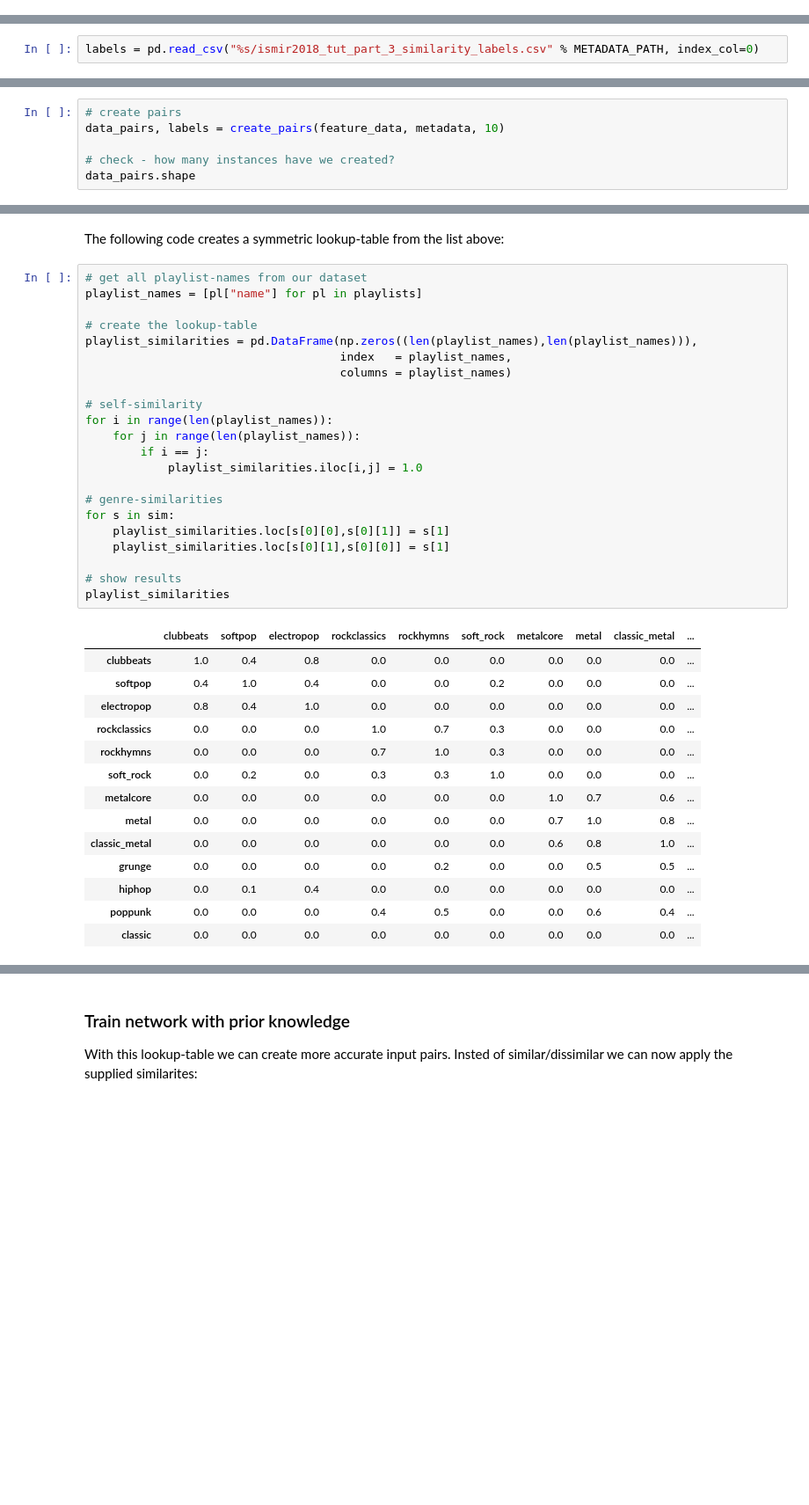
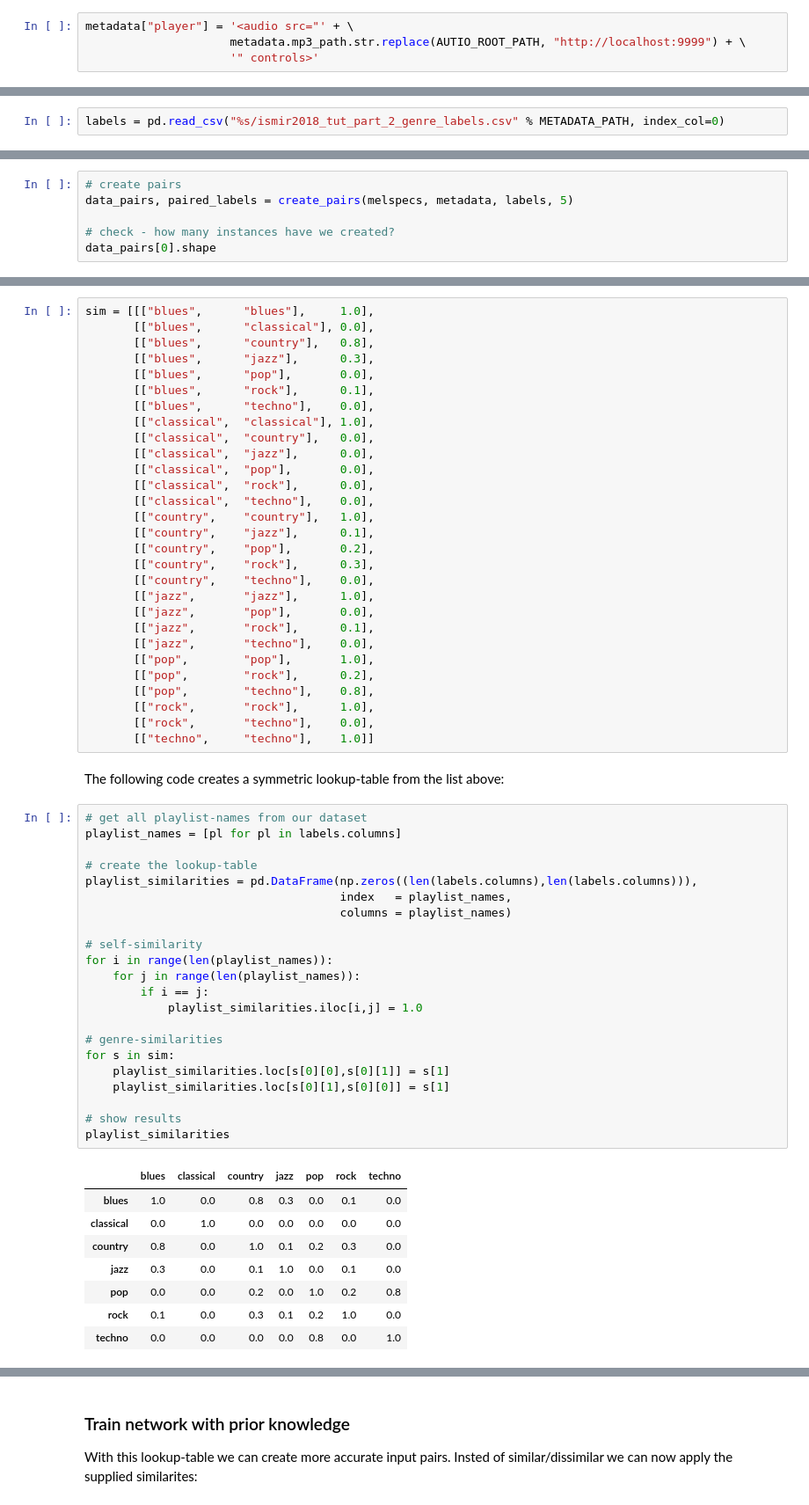
Before and after one commit to slychief/ismir2018_tutorial, a Jupyter notebook: Part 3b - Siamese Networks.ipynb, the cells around one changed output, grey strips where cells are left out. Shown: that part at 88% size. Drawn from its saved outputs; the diff is of its cells as text; blank space fills up the shorter version.

```diff
--- a/Part 3b - Siamese Networks.ipynb
+++ b/Part 3b - Siamese Networks.ipynb
@@ -83,9 +89,13 @@ melspecs = melspecs[metadata.featurespace_id]
 # %%
 metadata["featurespace_id"] = np.arange(metadata.shape[0])
+# %%
+metadata["player"] = '<audio src="' + \
+                     metadata.mp3_path.str.replace(AUTIO_ROOT_PATH, "http://localhost:9999") + \
+                     '" controls>'
 # %% [markdown]
 ## Load Labels
 # %%
-labels = pd.read_csv("%s/ismir2018_tut_part_3_similarity_labels.csv" % METADATA_PATH, index_col=0)
+labels = pd.read_csv("%s/ismir2018_tut_part_2_genre_labels.csv" % METADATA_PATH, index_col=0)
 # %%
 labels.shape
 # %% [output]
@@ -268,8 +255,8 @@ melspecs[0]
 Exectue the function to prepare the input data
 # %%
 # create pairs
-data_pairs, labels = create_pairs(feature_data, metadata, 10)
+data_pairs, paired_labels = create_pairs(melspecs, metadata, labels, 5)
 
 # check - how many instances have we created?
-data_pairs.shape
+data_pairs[0].shape
 # %% [output]
@@ -418,39 +412,62 @@ sim = [[["clubbeats",     "electropop"],    0.8],
+# %%
+sim = [[["blues",      "blues"],     1.0],
+       [["blues",      "classical"], 0.0],
+       [["blues",      "country"],   0.8],
+       [["blues",      "jazz"],      0.3],
+       [["blues",      "pop"],       0.0],
+       [["blues",      "rock"],      0.1],
+       [["blues",      "techno"],    0.0],
+       [["classical",  "classical"], 1.0],
+       [["classical",  "country"],   0.0],
+       [["classical",  "jazz"],      0.0],
+       [["classical",  "pop"],       0.0],
+       [["classical",  "rock"],      0.0],
+       [["classical",  "techno"],    0.0],
+       [["country",    "country"],   1.0],
+       [["country",    "jazz"],      0.1],
+       [["country",    "pop"],       0.2],
+       [["country",    "rock"],      0.3],
+       [["country",    "techno"],    0.0],
+       [["jazz",       "jazz"],      1.0],
+       [["jazz",       "pop"],       0.0],
+       [["jazz",       "rock"],      0.1],
+       [["jazz",       "techno"],    0.0],
+       [["pop",        "pop"],       1.0],
+       [["pop",        "rock"],      0.2],
+       [["pop",        "techno"],    0.8],
+       [["rock",       "rock"],      1.0],
+       [["rock",       "techno"],    0.0],
+       [["techno",     "techno"],    1.0]]
 # %% [markdown]
 The following code creates a symmetric lookup-table from the list above:
 # %%
 # get all playlist-names from our dataset
-playlist_names = [pl["name"] for pl in playlists]
+playlist_names = [pl for pl in labels.columns]
 
 # create the lookup-table
-playlist_similarities = pd.DataFrame(np.zeros((len(playlist_names),len(playlist_names))),
+playlist_similarities = pd.DataFrame(np.zeros((len(labels.columns),len(labels.columns))),
                                      index   = playlist_names,
                                      columns = playlist_names)
 
 # self-similarity
 for i in range(len(playlist_names)):
     for j in range(len(playlist_names)):
         if i == j:
             playlist_similarities.iloc[i,j] = 1.0
 
 # genre-similarities
 for s in sim:
     playlist_similarities.loc[s[0][0],s[0][1]] = s[1]
     playlist_similarities.loc[s[0][1],s[0][0]] = s[1]
 
 # show results
 playlist_similarities
 # %% [output]
-|  | clubbeats | softpop | electropop | rockclassics | rockhymns | soft_rock | metalcore | metal | classic_metal | ... |
-| clubbeats | 1.0 | 0.4 | 0.8 | 0.0 | 0.0 | 0.0 | 0.0 | 0.0 | 0.0 | ... |
-| softpop | 0.4 | 1.0 | 0.4 | 0.0 | 0.0 | 0.2 | 0.0 | 0.0 | 0.0 | ... |
-| electropop | 0.8 | 0.4 | 1.0 | 0.0 | 0.0 | 0.0 | 0.0 | 0.0 | 0.0 | ... |
-| rockclassics | 0.0 | 0.0 | 0.0 | 1.0 | 0.7 | 0.3 | 0.0 | 0.0 | 0.0 | ... |
-| rockhymns | 0.0 | 0.0 | 0.0 | 0.7 | 1.0 | 0.3 | 0.0 | 0.0 | 0.0 | ... |
-| soft_rock | 0.0 | 0.2 | 0.0 | 0.3 | 0.3 | 1.0 | 0.0 | 0.0 | 0.0 | ... |
-| metalcore | 0.0 | 0.0 | 0.0 | 0.0 | 0.0 | 0.0 | 1.0 | 0.7 | 0.6 | ... |
-| metal | 0.0 | 0.0 | 0.0 | 0.0 | 0.0 | 0.0 | 0.7 | 1.0 | 0.8 | ... |
-| classic_metal | 0.0 | 0.0 | 0.0 | 0.0 | 0.0 | 0.0 | 0.6 | 0.8 | 1.0 | ... |
-| grunge | 0.0 | 0.0 | 0.0 | 0.0 | 0.2 | 0.0 | 0.0 | 0.5 | 0.5 | ... |
-| hiphop | 0.0 | 0.1 | 0.4 | 0.0 | 0.0 | 0.0 | 0.0 | 0.0 | 0.0 | ... |
-| poppunk | 0.0 | 0.0 | 0.0 | 0.4 | 0.5 | 0.0 | 0.0 | 0.6 | 0.4 | ... |
-| classic | 0.0 | 0.0 | 0.0 | 0.0 | 0.0 | 0.0 | 0.0 | 0.0 | 0.0 | ... |
+|  | blues | classical | country | jazz | pop | rock | techno |
+| blues | 1.0 | 0.0 | 0.8 | 0.3 | 0.0 | 0.1 | 0.0 |
+| classical | 0.0 | 1.0 | 0.0 | 0.0 | 0.0 | 0.0 | 0.0 |
+| country | 0.8 | 0.0 | 1.0 | 0.1 | 0.2 | 0.3 | 0.0 |
+| jazz | 0.3 | 0.0 | 0.1 | 1.0 | 0.0 | 0.1 | 0.0 |
+| pop | 0.0 | 0.0 | 0.2 | 0.0 | 1.0 | 0.2 | 0.8 |
+| rock | 0.1 | 0.0 | 0.3 | 0.1 | 0.2 | 1.0 | 0.0 |
+| techno | 0.0 | 0.0 | 0.0 | 0.0 | 0.8 | 0.0 | 1.0 |
```
Also changed, not shown: parts of 76 cells of this notebook, 1 other file.
